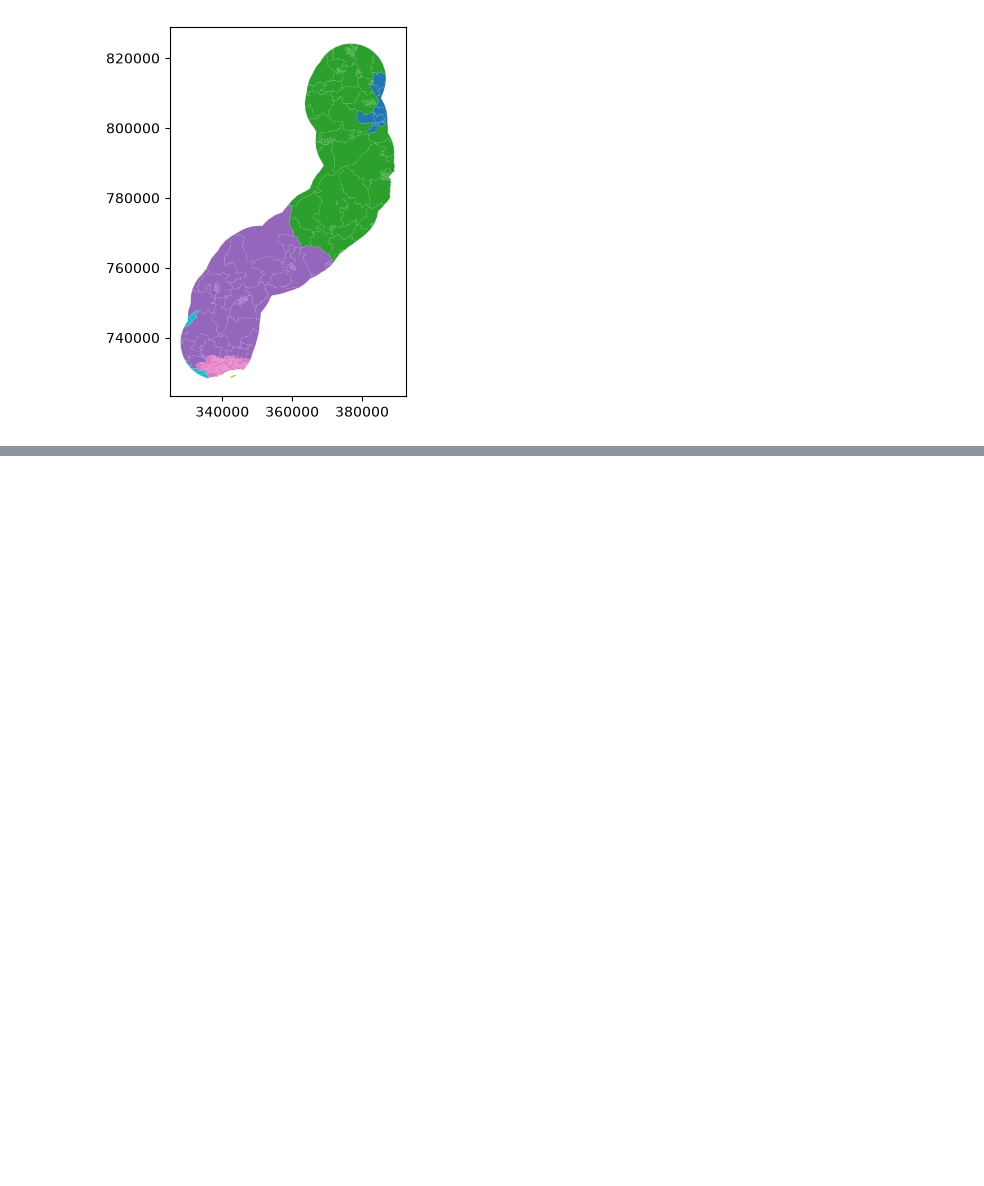
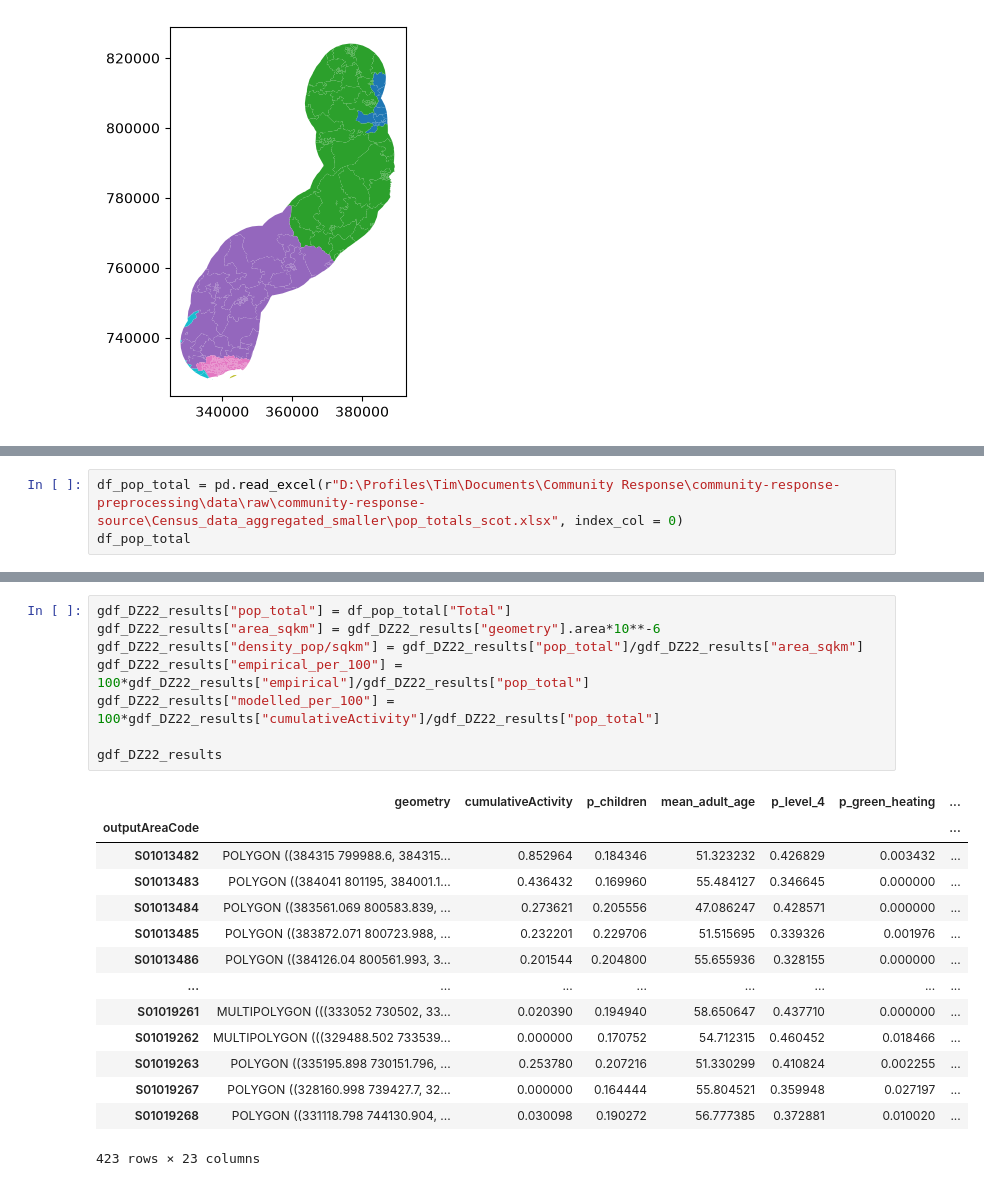
Before and after one commit to plenilune4/tdh-community-response, a Jupyter notebook: GPR/prepare_data_Kintore-Tealing.ipynb, the cells around one changed output, grey strips where cells are left out. Drawn from its saved outputs; the diff is of its cells as text; blank space fills up the shorter version.

```diff
--- a/GPR/GPR Kintore-Tealing.ipynb
+++ b/GPR/prepare_data_Kintore-Tealing.ipynb
@@ -379,0 +436,3 @@ gdf_DZ22_results.plot(column = "LA_Name")
+# %%
+df_pop_total = pd.read_excel(r"D:\Profiles\Tim\Documents\Community Response\community-response-preprocessing\data\raw\community-response-source\Census_data_aggregated_smaller\pop_totals_scot.xlsx", index_col = 0)
+df_pop_total
@@ -379,0 +454,23 @@ gdf_DZ22_results.plot(column = "LA_Name")
+# %%
+gdf_DZ22_results["pop_total"] = df_pop_total["Total"]
+gdf_DZ22_results["area_sqkm"] = gdf_DZ22_results["geometry"].area*10**-6
+gdf_DZ22_results["density_pop/sqkm"] = gdf_DZ22_results["pop_total"]/gdf_DZ22_results["area_sqkm"]
+gdf_DZ22_results["empirical_per_100"] = 100*gdf_DZ22_results["empirical"]/gdf_DZ22_results["pop_total"]
+gdf_DZ22_results["modelled_per_100"] = 100*gdf_DZ22_results["cumulativeActivity"]/gdf_DZ22_results["pop_total"]
+
+gdf_DZ22_results
+# %% [output]
+|  | geometry | cumulativeActivity | p_children | mean_adult_age | p_level_4 | p_green_heating | ... |
+| outputAreaCode |  |  |  |  |  |  | ... |
+| S01013482 | POLYGON ((384315 799988.6, 384315... | 0.852964 | 0.184346 | 51.323232 | 0.426829 | 0.003432 | ... |
+| S01013483 | POLYGON ((384041 801195, 384001.1... | 0.436432 | 0.169960 | 55.484127 | 0.346645 | 0.000000 | ... |
+| S01013484 | POLYGON ((383561.069 800583.839, ... | 0.273621 | 0.205556 | 47.086247 | 0.428571 | 0.000000 | ... |
+| S01013485 | POLYGON ((383872.071 800723.988, ... | 0.232201 | 0.229706 | 51.515695 | 0.339326 | 0.001976 | ... |
+| S01013486 | POLYGON ((384126.04 800561.993, 3... | 0.201544 | 0.204800 | 55.655936 | 0.328155 | 0.000000 | ... |
+| ... | ... | ... | ... | ... | ... | ... | ... |
+| S01019261 | MULTIPOLYGON (((333052 730502, 33... | 0.020390 | 0.194940 | 58.650647 | 0.437710 | 0.000000 | ... |
+| S01019262 | MULTIPOLYGON (((329488.502 733539... | 0.000000 | 0.170752 | 54.712315 | 0.460452 | 0.018466 | ... |
+| S01019263 | POLYGON ((335195.898 730151.796, ... | 0.253780 | 0.207216 | 51.330299 | 0.410824 | 0.002255 | ... |
+| S01019267 | POLYGON ((328160.998 739427.7, 32... | 0.000000 | 0.164444 | 55.804521 | 0.359948 | 0.027197 | ... |
+| S01019268 | POLYGON ((331118.798 744130.904, ... | 0.030098 | 0.190272 | 56.777385 | 0.372881 | 0.010020 | ... |
+423 rows × 23 columns
```
Also changed, not shown: parts of 18 cells of this notebook, 9 other files.
